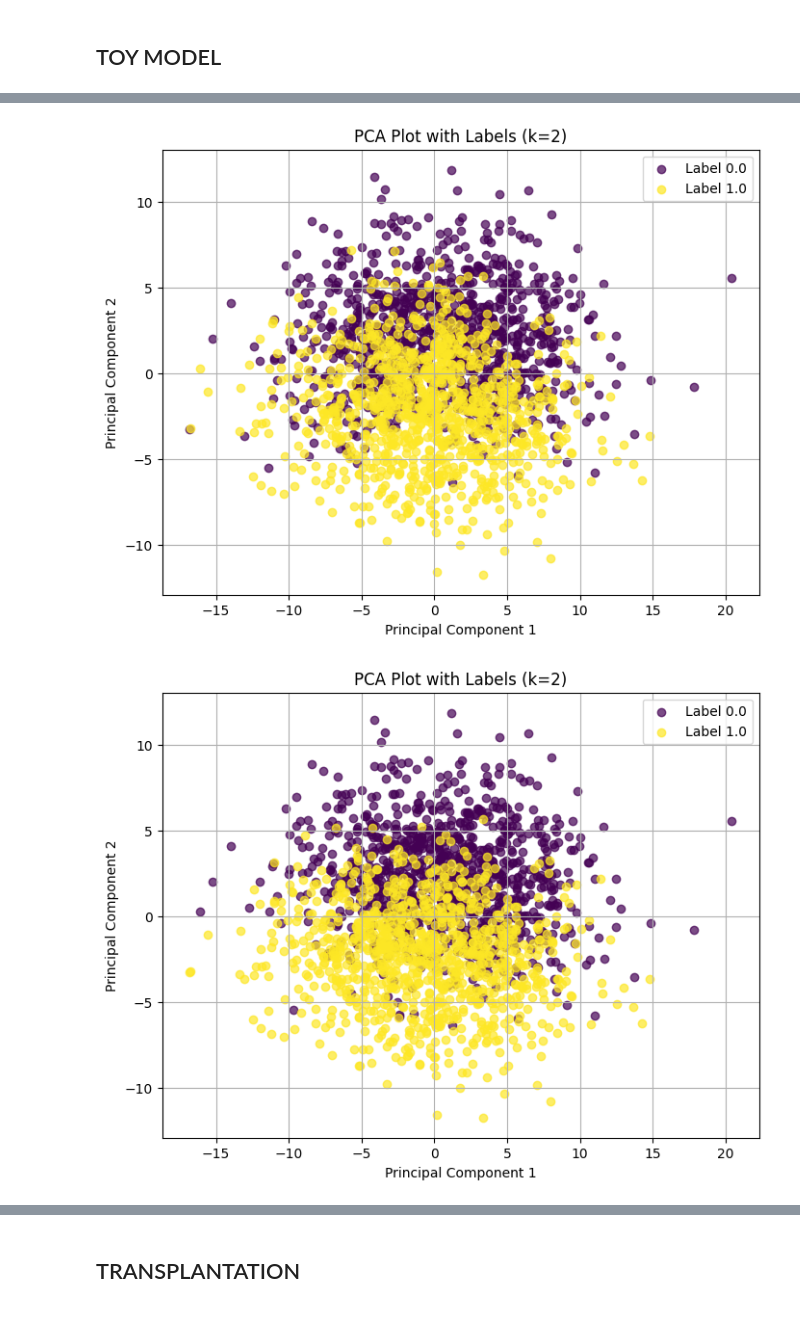
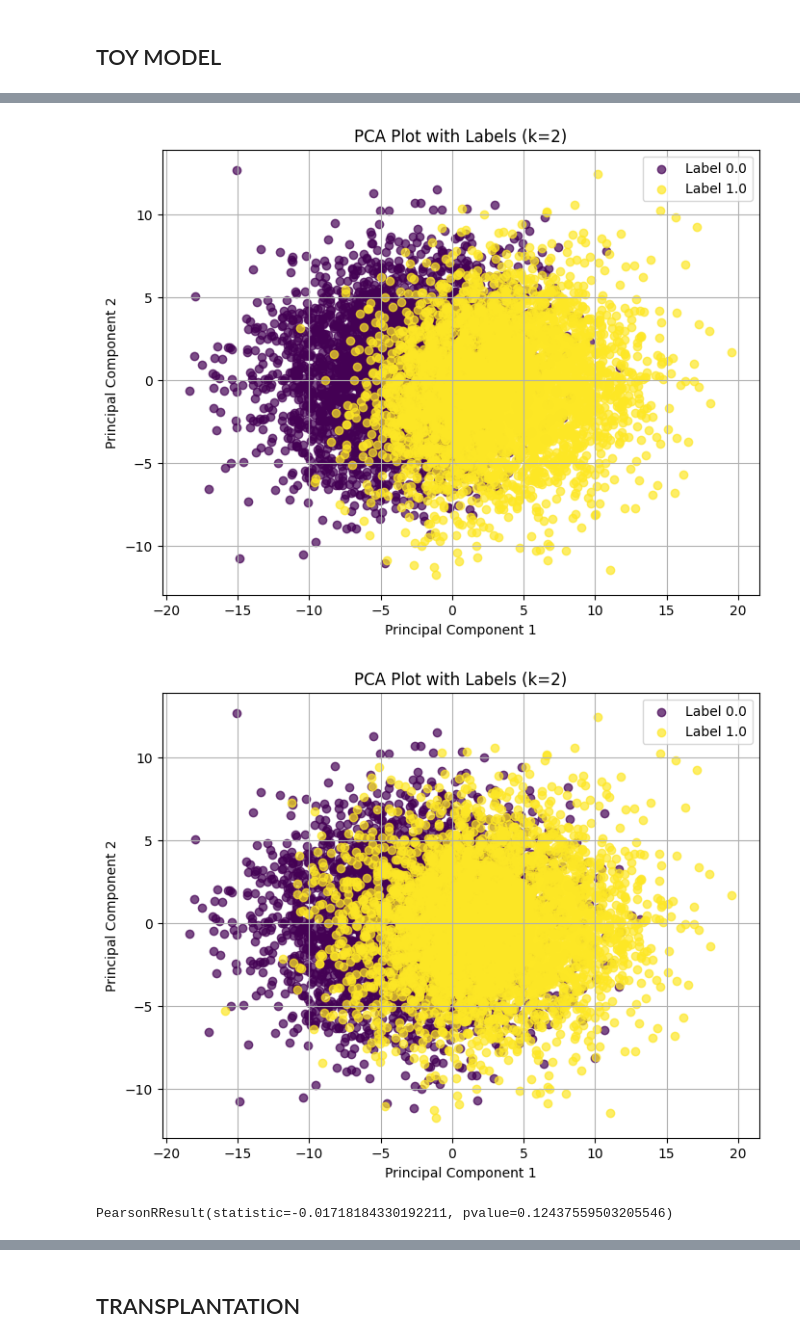
Before and after one commit to surajK610/curriculum_learning, a Jupyter notebook: src/toy_model.ipynb, the cells around one changed output, grey strips where cells are left out. Drawn from its saved outputs; the diff is of its cells as text; code cells hidden in the pictures.

```diff
--- a/src/toy_model.ipynb
+++ b/src/toy_model.ipynb
@@ -227,2 +302,2 @@ trainer.validate(toy_model, val_dataloader)
 # %%
-toy_model.body[0]
+layer1 = toy_model.body[0]
@@ -231,17 +303,0 @@ Linear(in_features=16, out_features=128, bias=True)
-# %%
-m2 = 6
-## disambiguate and check if learned f1 > N or nah
-
-inputs_test = []
-labels_test = []
-alt_labels_test = []
-
-for i in (range(int(size*0.2))):
-    input_test, label_test, alt_label_test = generate_gaussian_inputs(m1, s1, m2, s2, m3, s3, m4, s4, vec_size, N, N_p, N_pp, init_task=False)
-    inputs_test.append(input_test)
-    labels_test.append(label_test)
-    alt_labels_test.append(alt_label_test)
-
-inputs_test = torch.vstack(inputs_test)
-labels_test = torch.vstack(labels_test).float()
-alt_labels_test = torch.vstack(alt_labels_test).float()
@@ -249,0 +304,6 @@ disamb_learn = toy_model.body[0](inputs_test)
+# %%
+train_dataset, val_dataset, alt_train_dataset, alt_val_dataset = create_dataset(init_task=True, disamb=1)
+
+interm_train, interm_val = layer1(train_dataset.tensors[0]), layer1(val_dataset.tensors[0])
+labels_train, labels_val = train_dataset.tensors[1], val_dataset.tensors[1]
+alt_labels_train, alt_labels_val = alt_train_dataset.tensors[1], alt_val_dataset.tensors[1]
@@ -251,12 +336,12 @@ disamb_learn = toy_model.body[0](inputs_test)
 from sklearn.decomposition import PCA
 import matplotlib.pyplot as plt
 
-disamb_learn_numpy = disamb_learn.detach().numpy()
+disamb_learn_numpy = interm_train.detach().numpy()
 
 pca = PCA(n_components=2)
 data_pca = pca.fit_transform(disamb_learn_numpy)
 
-labels_numpy = labels_test.squeeze()
+labels_numpy = labels_train.squeeze()
 
 unique_labels = np.unique(labels_numpy)
 colors = plt.cm.get_cmap('viridis', len(unique_labels))
@@ -273,31 +358,38 @@ plt.legend()
 plt.grid(True)
 plt.show()
 # %% [output]
-[figure, old version]
+[figure, new version]
 # %%
 from sklearn.decomposition import PCA
 import matplotlib.pyplot as plt
 
-disamb_learn_numpy = disamb_learn.detach().numpy()
+disamb_learn_numpy = interm_train.detach().numpy()
 
 pca = PCA(n_components=2)
 data_pca = pca.fit_transform(disamb_learn_numpy)
 
-labels_numpy = alt_labels_test.squeeze()
+labels_numpy = alt_labels_train.squeeze()
 
 unique_labels = np.unique(labels_numpy)
 colors = plt.cm.get_cmap('viridis', len(unique_labels))
 
 plt.figure(figsize=(8, 6))
 for i, label in enumerate(unique_labels):
     plt.scatter(data_pca[labels_numpy == label, 0], data_pca[labels_numpy == label, 1],
                 alpha=0.7, color=colors(i), label=f"Label {label}")
 
 plt.title("PCA Plot with Labels (k=2)")
 plt.xlabel("Principal Component 1")
 plt.ylabel("Principal Component 2")
 plt.legend()
 plt.grid(True)
 plt.show()
 # %% [output]
-[figure, old version]
+[figure, new version]
+# %%
+import scipy
+
+scipy.stats.pearsonr(labels_train.squeeze(), alt_labels_train.squeeze())
+## uncorrelated
+# %% [output]
+PearsonRResult(statistic=-0.01718184330192211, pvalue=0.12437559503205546)
```
Also changed, not shown: parts of 31 cells of this notebook, 6 other files.
